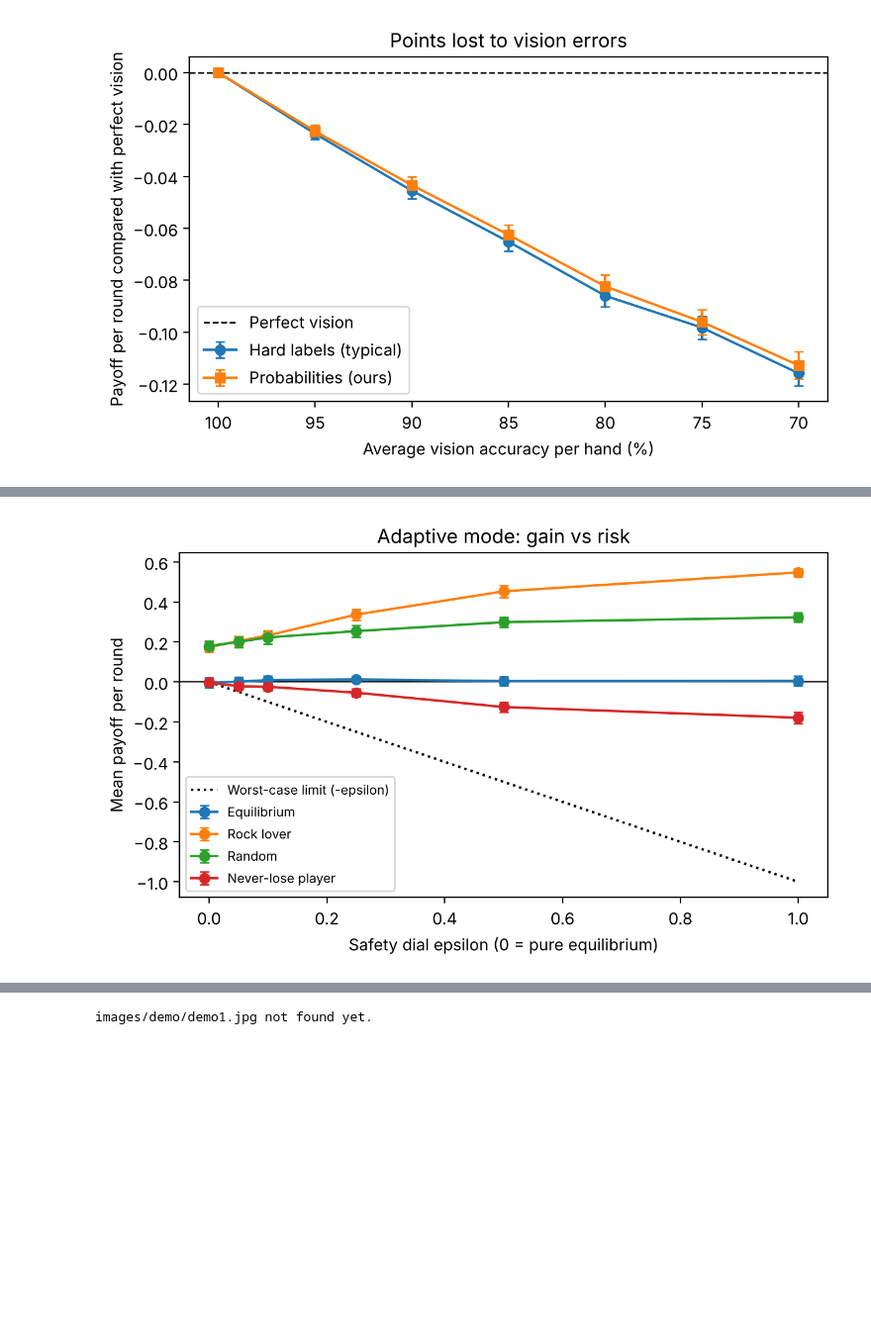
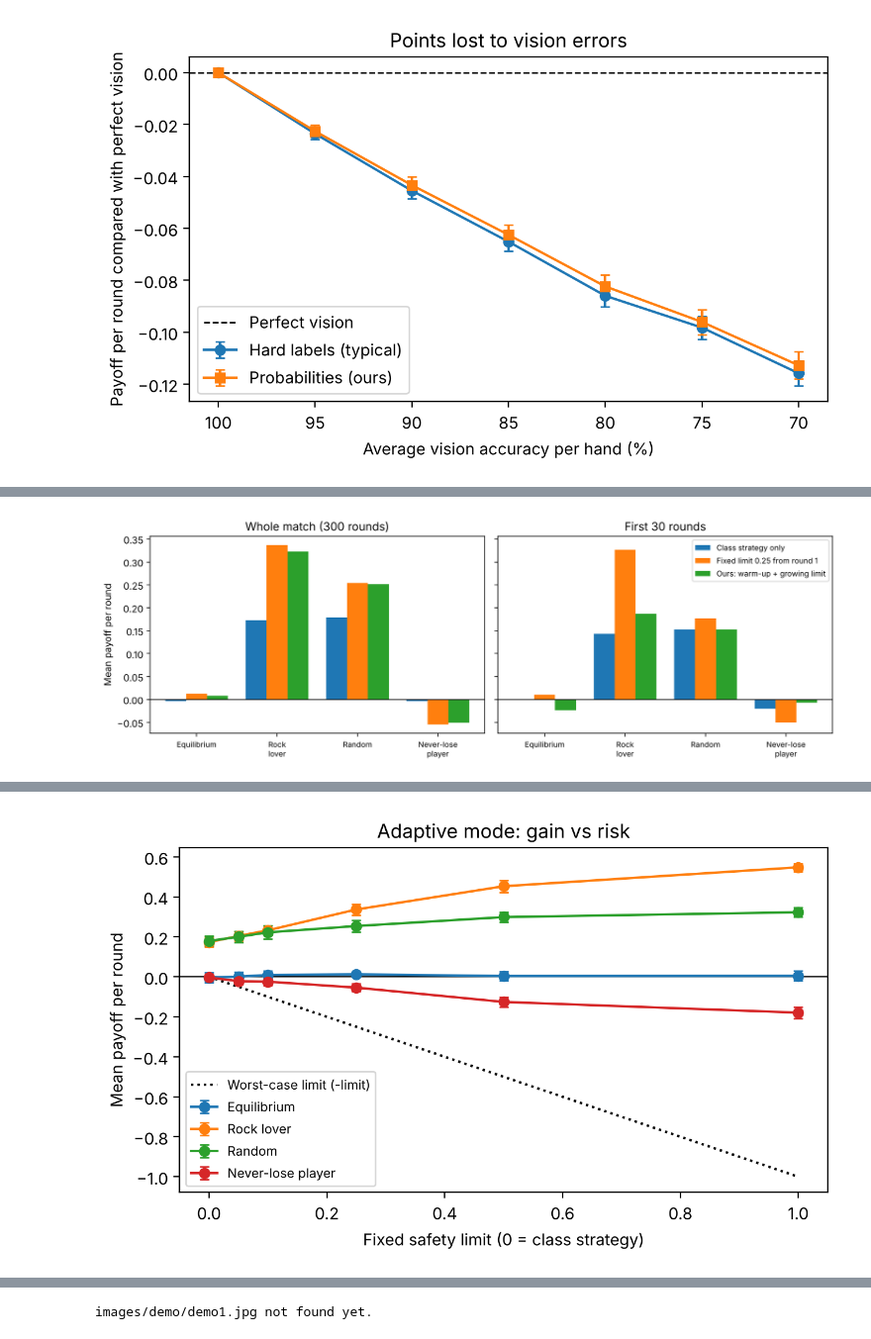
Before and after one commit to Kristina-Kojic/3350-AISE, a Jupyter notebook: RPS1_Project_Report.ipynb, the cells around one changed output, grey strips where cells are left out. Shown at 99% size. Drawn from its saved outputs; the diff is of its cells as text; code cells hidden in the pictures; blank space fills up the shorter version.

```diff
--- a/RPS1_Project_Report.ipynb
+++ b/RPS1_Project_Report.ipynb
@@ -781,10 +798,11 @@ def show_recommendation(my_hands, keep_probs, keep_index, hand_labels=("LEFT", "
 
 
 def play_round(image_path=None, my_hands=None, opp_hands=None, rng=None,
-               model=None, epsilon=0.0, hand_labels=("LEFT", "RIGHT")):
+               model=None, epsilon=None, hand_labels=("LEFT", "RIGHT")):
     """Run Stage 2 of one round from a photo or from typed-in hands.
     my_hands are ordered (player's own LEFT, RIGHT); each is a letter or [pR, pP, pS].
-    Pass an OpponentModel and epsilon > 0 to use the adaptive mode."""
+    Pass an OpponentModel to use adaptive mode; its safety limit follows the
+    warm-up rule (safety_limit) unless epsilon is given."""
     rng = rng if rng is not None else np.random.default_rng()
 
     if image_path is not None:
@@ -815,11 +833,15 @@ def play_round(image_path=None, my_hands=None, opp_hands=None, rng=None,
     # Strategy
     A = payoff_matrix(my_hands, opp_hands)
     keep_probs, value = solve_game(A)
-    mode = "equilibrium"
-    if model is not None and epsilon > 0:
-        opp_letters = [best_guess(h)[0] for h in opp_hands]
-        keep_probs = safe_exploit(A, model.predict(opp_letters), epsilon)
-        mode = f"adaptive (epsilon = {epsilon})"
+    mode = "equilibrium (class strategy)"
+    if model is not None:
+        eps = epsilon if epsilon is not None else safety_limit(model.rounds_seen)
+        if eps > 0:
+            opp_letters = [best_guess(h)[0] for h in opp_hands]
+            keep_probs = safe_exploit(A, model.predict(opp_letters), eps)
+            mode = f"adaptive (safety limit {eps:.2f})"
+        else:
+            mode = f"adaptive, warm-up round {model.rounds_seen + 1} of {WARMUP_ROUNDS}: playing safe"
     keep = int(rng.choice(2, p=keep_probs))
 
     print(f"\nStrategy: {mode}")
@@ -1156,46 +1335,82 @@ def opponent_choice(personality, opp_hands, A_opp, rng):
     return int(rng.integers(2))                 # Random, or no special case applies
 
 
-def play_match(personality, epsilon, rng, n_rounds=300):
+def play_match(personality, limit_rule, rng, n_rounds=300):
+    """Play one match. limit_rule(rounds_seen) gives the safety limit each round.
+    Returns the payoff of every round."""
     model = OpponentModel()
-    total = 0.0
+    payoffs = []
     for _ in range(n_rounds):
         ours = list(MIXED_PAIRS[rng.integers(3)])
         theirs = list(MIXED_PAIRS[rng.integers(3)])
         rng.shuffle(ours)
         rng.shuffle(theirs)
         A = payoff_matrix(ours, theirs)
-        keep_probs = safe_exploit(A, model.predict(theirs), epsilon)
+        keep_probs = safe_exploit(A, model.predict(theirs), limit_rule(model.rounds_seen))
         mine = int(rng.choice(2, p=keep_probs))
         k = opponent_choice(personality, theirs, -A.T, rng)
-        total += A[mine, k]
+        payoffs.append(A[mine, k])
         model.update(theirs, k)
-    return total / n_rounds
+    return np.array(payoffs)
 
 
 personalities = ["Equilibrium", "Rock lover", "Random", "Never-lose player"]
+N_MATCHES = 10
+
+# ---------------- Part 1: class strategy vs fixed limit vs our warm-up strategy
+strategies = {"Class strategy only": lambda n: 0.0,
+              "Fixed limit 0.25 from round 1": lambda n: 0.25,
+              "Ours: warm-up + growing limit": safety_limit}
+part1 = {}
+for name in personalities:
+    for sname, rule in strategies.items():
+        P = np.array([play_match(name, rule, np.random.default_rng(SEED + m)) for m in range(N_MATCHES)])
+        part1[(name, sname)] = (P.mean(), P[:, :30].mean())
+
+print(f"{'Opponent':<20}{'Strategy':<32}{'Whole match':>12}{'First 30 rounds':>17}")
+for name in personalities:
+    for sname in strategies:
+        whole, early = part1[(name, sname)]
+        print(f"{name:<20}{sname:<32}{whole:>+12.3f}{early:>+17.3f}")
+    print()
+
+fig, axes = plt.subplots(1, 2, figsize=(11, 3.8), sharey=True)
+width = 0.26
+for ax, idx, title in zip(axes, (0, 1), ("Whole match (300 rounds)", "First 30 rounds")):
+    for s, sname in enumerate(strategies):
+        vals = [part1[(name, sname)][idx] for name in personalities]
+        ax.bar(np.arange(4) + (s - 1) * width, vals, width, label=sname)
+    ax.axhline(0, color="k", lw=0.8)
+    ax.set_xticks(range(4), [p.replace(" ", "\n", 1) for p in personalities], fontsize=8)
+    ax.set_title(title)
+axes[0].set_ylabel("Mean payoff per round")
+axes[1].legend(fontsize=8)
+plt.tight_layout()
+plt.show()
+
+# ---------------- Part 2: sweep of fixed safety limits (the trade-off)
 epsilons = [0.0, 0.05, 0.1, 0.25, 0.5, 1.0]
-N_MATCHES = 10
 results = {}
 for name in personalities:
     means, ses = [], []
     for eps in epsilons:
-        scores = [play_match(name, eps, np.random.default_rng(SEED + m)) for m in range(N_MATCHES)]
+        scores = [play_match(name, lambda n, e=eps: e, np.random.default_rng(SEED + m)).mean()
+                  for m in range(N_MATCHES)]
         means.append(np.mean(scores))
         ses.append(np.std(scores, ddof=1) / np.sqrt(N_MATCHES))
     results[name] = (np.array(means), np.array(ses))
 
-print(f"{'Opponent':<20}" + "".join(f"{'eps=' + str(e):>10}" for e in epsilons))
+print(f"{'Opponent':<20}" + "".join(f"{'limit=' + str(e):>12}" for e in epsilons))
 for name in personalities:
-    print(f"{name:<20}" + "".join(f"{m:>+10.3f}" for m in results[name][0]))
+    print(f"{name:<20}" + "".join(f"{m:>+12.3f}" for m in results[name][0]))
 
 fig, ax = plt.subplots(figsize=(6.5, 4))
 for name in personalities:
     m, se = results[name]
     ax.errorbar(epsilons, m, yerr=1.96 * se, fmt="o-", capsize=3, label=name)
 ax.axhline(0, color="k", lw=0.8)
-ax.plot(epsilons, [-e for e in epsilons], "k:", label="Worst-case limit (-epsilon)")
-ax.set_xlabel("Safety dial epsilon (0 = pure equilibrium)")
+ax.plot(epsilons, [-e for e in epsilons], "k:", label="Worst-case limit (-limit)")
+ax.set_xlabel("Fixed safety limit (0 = class strategy)")
 ax.set_ylabel("Mean payoff per round")
 ax.set_title("Adaptive mode: gain vs risk")
 ax.legend(fontsize=8)
@@ -1210 +1436 @@ Never-lose player       -0.004    -0.022    -0.024    -0.054    -0.126    -0.179
-[figure, old version]
+[figure, new version]
@@ -1210,0 +1442 @@ Never-lose player       -0.004    -0.022    -0.024    -0.054    -0.126    -0.179
+[figure, added]
```
Also changed, not shown: parts of 51 cells of this notebook, 1 other file.
